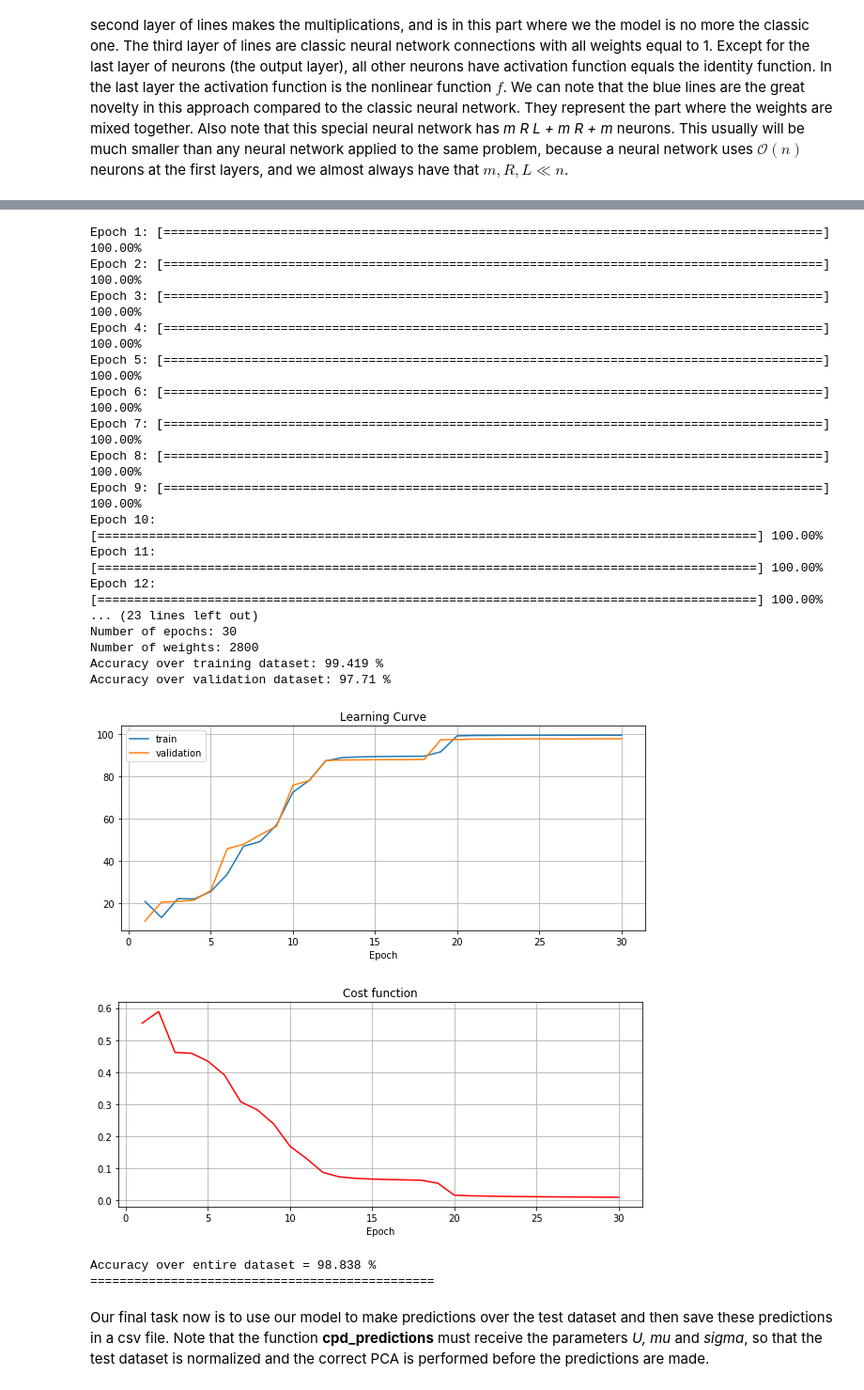
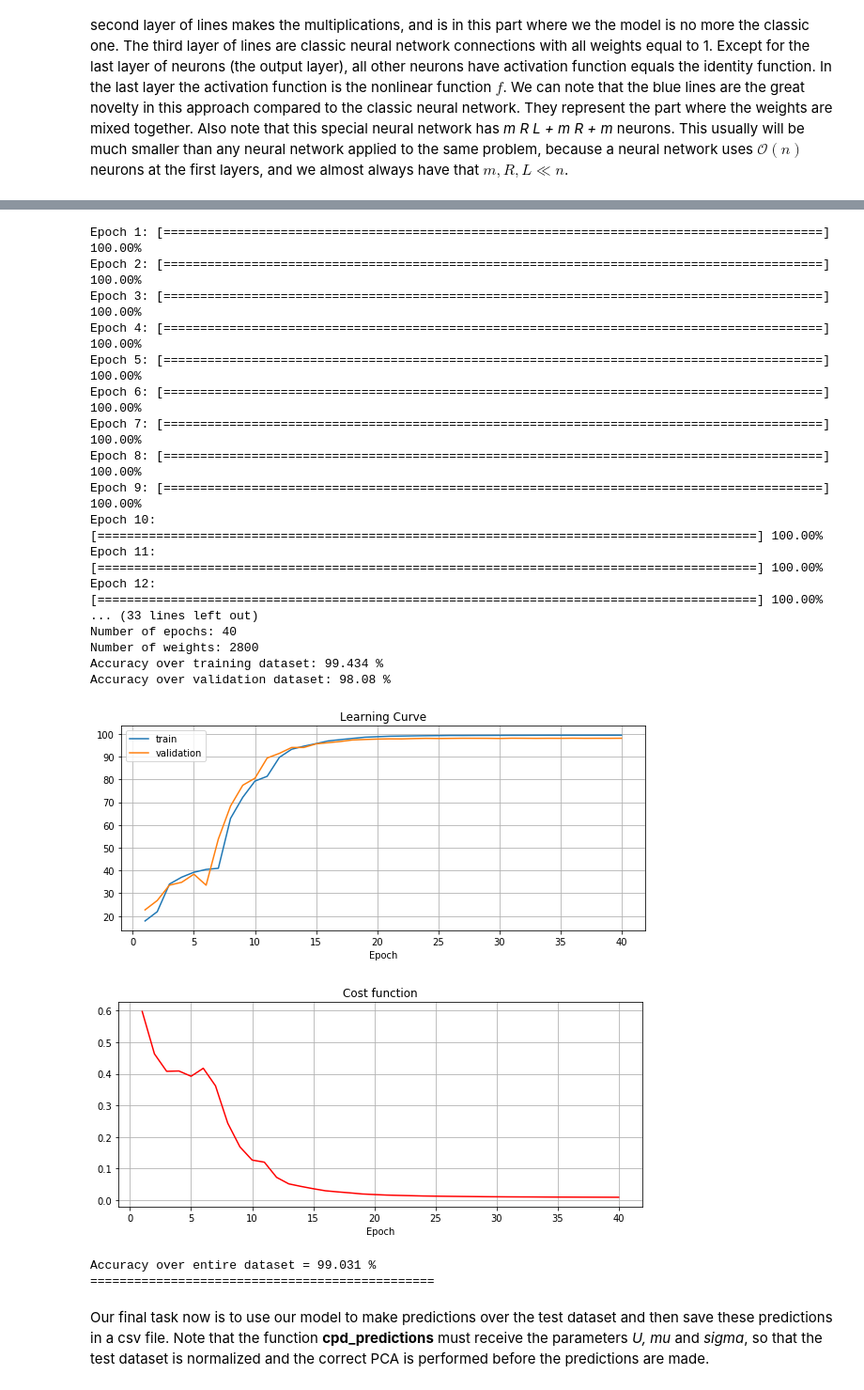
Before and after one commit to felipebottega/Tensor-Fox, a Jupyter notebook: examples/digit_recognizer_cpd.ipynb, the cells around one changed output, grey strips where cells are left out. Shown at 94% size. Cells and saved outputs as stored; diff of their text form; code cells hidden in the pictures.

```diff
--- a/examples/digit_recognizer_cpd.ipynb
+++ b/examples/digit_recognizer_cpd.ipynb
@@ -145,47 +142,47 @@ alpha_decay = 0.95
 # Regularization parameter
 Lambda = 0.0003
 # Number of epochs
-epochs = 30
+epochs = 40
 # Batch size
 batch = 1
 
 # Initialize weights
 m = int(max(Y)) + 1
 n = X_bias.shape[1]
 W = tl.init_W(m, L, n, R)
 
 # Train model
 W, accuracy, accuracy_val, cost_function, success = tl.cpd_train(X_bias, Y, X_val, Y_val, W,
                                                                  alpha=alpha, alpha_decay=alpha_decay,
                                                                  Lambda=Lambda,
                                                                  epochs=epochs, batch=batch,
                                                                  display=True)
 
 accuracy_dataset = tl.cpd_test(X, Y, W, U, mu=mu, sigma=sigma)
 print('Accuracy over entire dataset =', np.round(accuracy_dataset, 3), '%')
 print('===============================================')
 print()
 # %% [output]
 Epoch 1: [==========================================================================================] 100.00%
 Epoch 2: [==========================================================================================] 100.00%
 Epoch 3: [==========================================================================================] 100.00%
 Epoch 4: [==========================================================================================] 100.00%
 Epoch 5: [==========================================================================================] 100.00%
 Epoch 6: [==========================================================================================] 100.00%
 Epoch 7: [==========================================================================================] 100.00%
 Epoch 8: [==========================================================================================] 100.00%
 Epoch 9: [==========================================================================================] 100.00%
 Epoch 10: [==========================================================================================] 100.00%
 Epoch 11: [==========================================================================================] 100.00%
 Epoch 12: [==========================================================================================] 100.00%
-... (23 lines left out)
-Number of epochs: 30
+... (33 lines left out)
+Number of epochs: 40
 Number of weights: 2800
-Accuracy over training dataset: 99.419 %
-Accuracy over validation dataset: 97.71 %
+Accuracy over training dataset: 99.434 %
+Accuracy over validation dataset: 98.08 %
-[figure, old version]
+[figure, new version]
-[figure, old version]
+[figure, new version]
-Accuracy over entire dataset = 98.838 %
+Accuracy over entire dataset = 99.031 %
 ===============================================
 # %% [markdown]
 Our final task now is to use our model to make predictions over the test dataset and then save these predictions in a csv file. Note that the function **cpd_predictions** must receive the parameters *U, mu* and *sigma*, so that the test dataset is normalized and the correct PCA is performed before the predictions are made.
```
Also changed, not shown: parts of 9 cells of this notebook, 10 other files.
